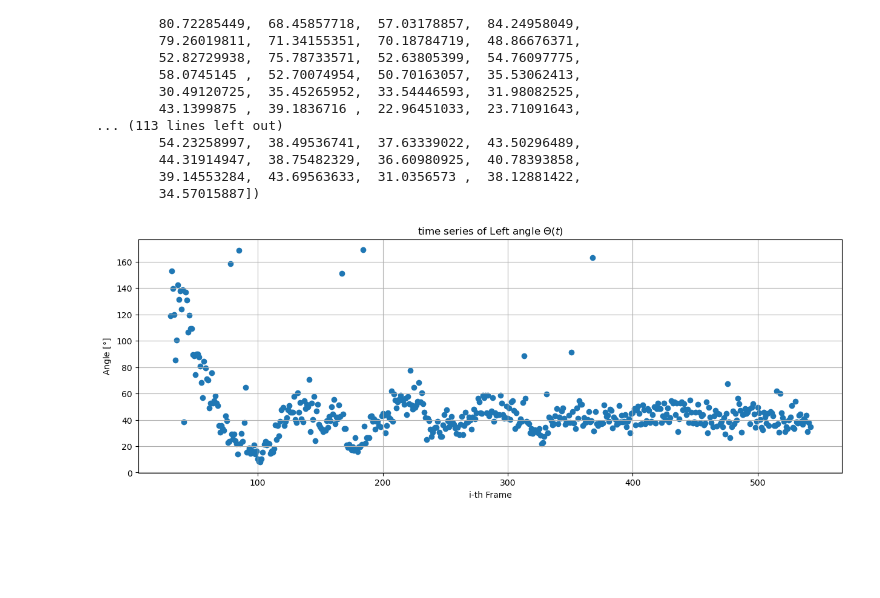
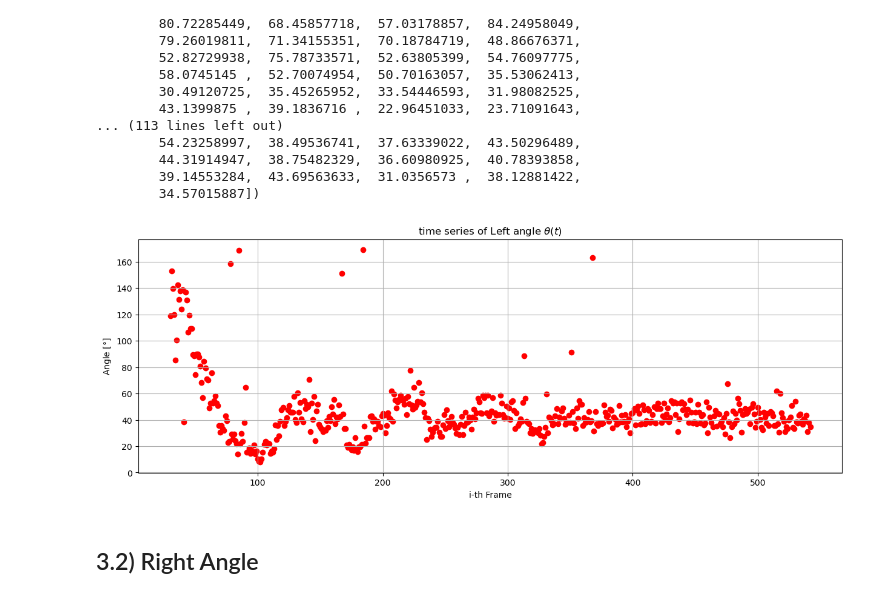
Before and after one commit to joeyanderson1/Summer_Droplet_Impact, a Jupyter notebook: COA Video (Model 2).ipynb, the cells around one changed output. Drawn from its saved outputs; the diff is of its cells as text; code cells hidden in the pictures; blank space fills up the shorter version.

```diff
--- a/COA Video (Model 2).ipynb
+++ b/COA Video (Model 2).ipynb
@@ -284,11 +284,13 @@ i_left = loaded_data[:, 0]
 theta_left = loaded_data[:, 1]
 # %%
 plt.figure(figsize=(15,5))
-plt.scatter(i_left, theta_left)
+plt.scatter(i_left, theta_left, color = 'red')
 
 plt.xlabel("i-th Frame")
 plt.ylabel("Angle [$\degree$]")
-plt.title("time series of Left angle $\Theta(t)$")
+plt.title("time series of Left angle $\\theta(t)$")
 plt.grid(True)
 # %% [output]
-[figure, old version]
+[figure, new version]
+# %% [markdown]
+## 3.2) Right Angle
```
Also changed, not shown: parts of 9 cells of this notebook.
